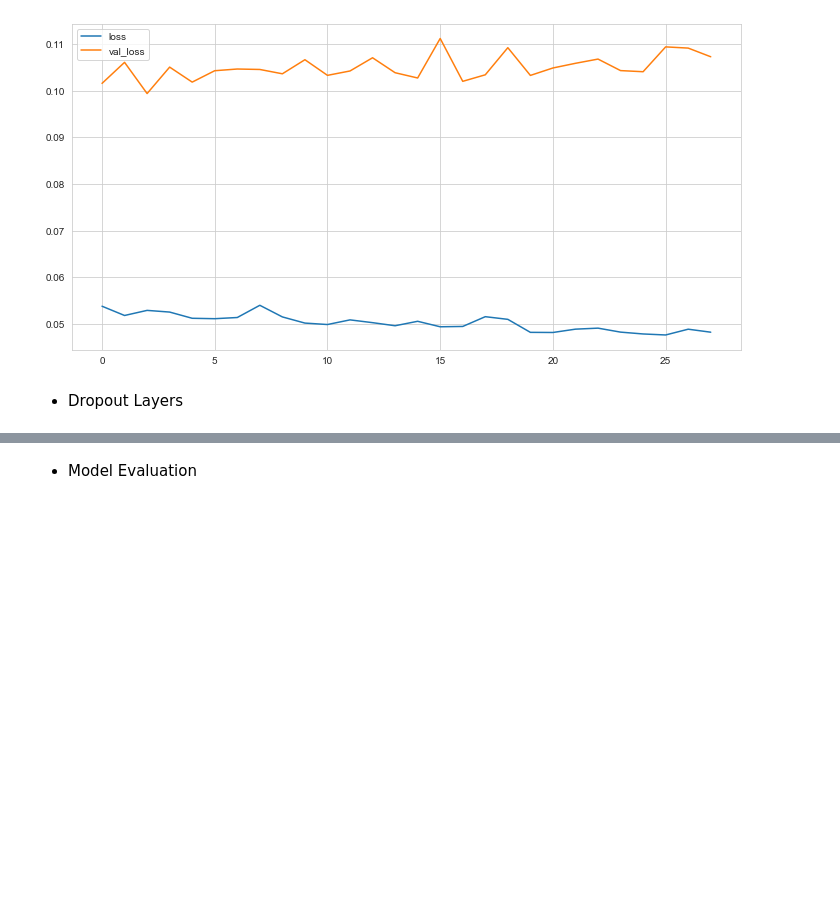
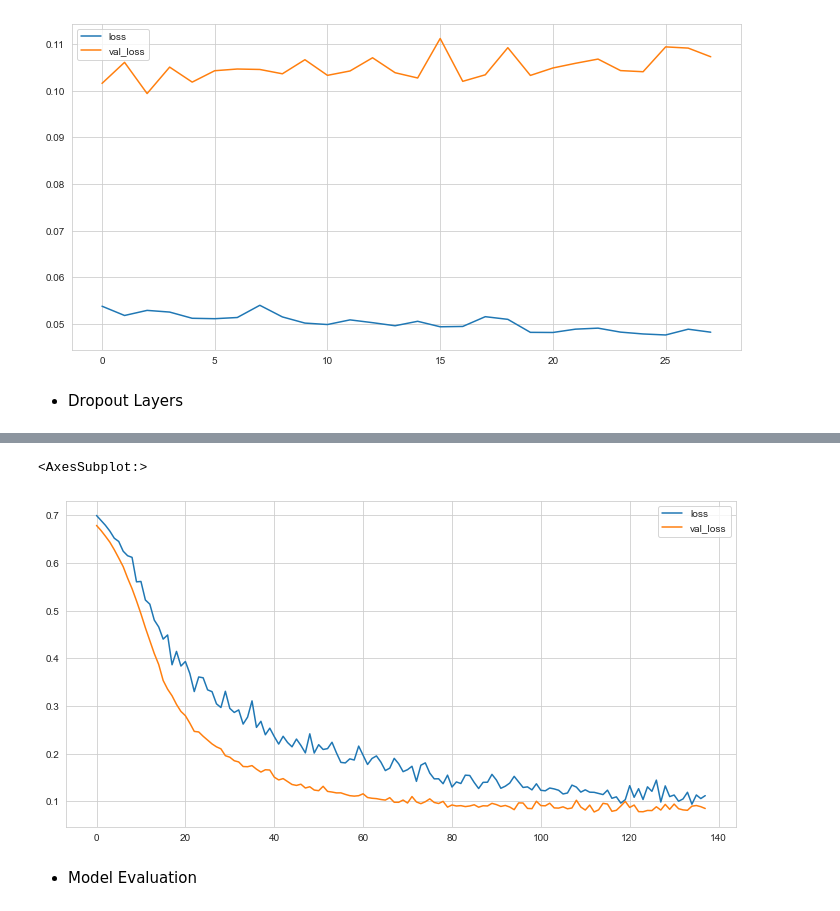
Before and after one commit to Ertugrul-Kurubal/Deep-Learning, a Jupyter notebook: In Class/3-Keras Classification In Class 4.ipynb, the cells around one changed output, grey strips where cells are left out. Saved outputs shown, nothing was run; the diff lists cells and outputs as text; code cells hidden in the pictures; blank space fills up the shorter version.

```diff
--- a/In Class/3-Keras Classification In Class 4.ipynb
+++ b/In Class/3-Keras Classification In Class 4.ipynb
@@ -263,3 +263,22 @@ model_loss.plot()
 * Dropout Layers
 # %%
 from tensorflow.keras.layers import Dropout
+# %%
+model = Sequential()
+
+model.add(Dense(units=24,activation='relu'))
+model.add(Dropout(0.5))
+
+model.add(Dense(units=12,activation='relu'))
+model.add(Dropout(0.5))
+
+model.add(Dense(units=1,activation='sigmoid'))
+model.compile(loss='binary_crossentropy', optimizer='adam')
+# Dropout belirtilen yüzdelik (burada herbir layer daki nöronların yüzde ellisi (0.5) devre dısı ) kadar nöronları devre dışı bırakıyor ve her seferin de kullanacağı nöronları rastgele seçiyor (bacpropagation ve epochs ile). Bu her seferinde nöronlardaki ağırlığı değiştirerek verideki overfit i engellemeye çalışıyor. (Random Forest ın her seferinde rastgele fatures lardan rastgele data alması gibi)
+# %%
+model.fit(x=X_train,
+          y=y_train,
+          epochs=500,
+          validation_data=(X_test, y_test), verbose=1,
+          callbacks=[early_stop]
+          )
@@ -266,2 +304,8 @@ from tensorflow.keras.layers import Dropout
+# %%
+model_loss = pd.DataFrame(model.history.history)
+model_loss.plot()
+# %% [output]
+<AxesSubplot:>
+[figure, added]
 # %% [markdown]
 * Model Evaluation
```
Also changed, not shown: parts of 22 cells of this notebook.
